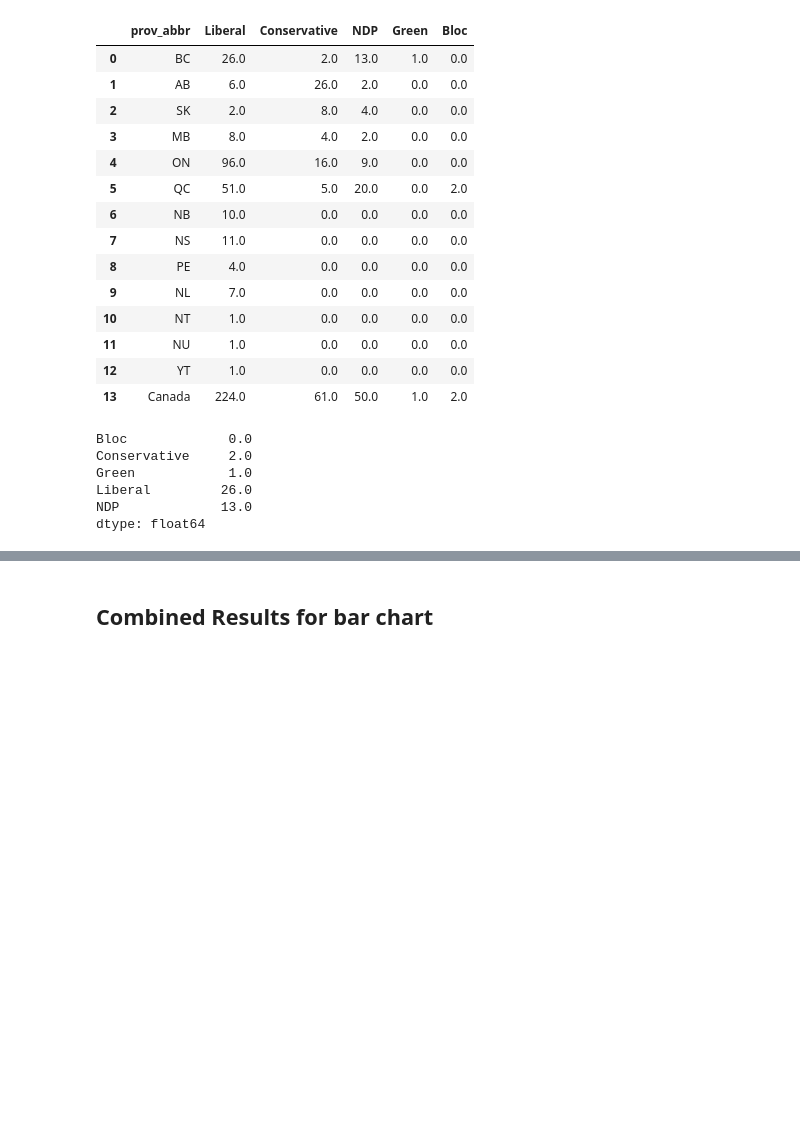
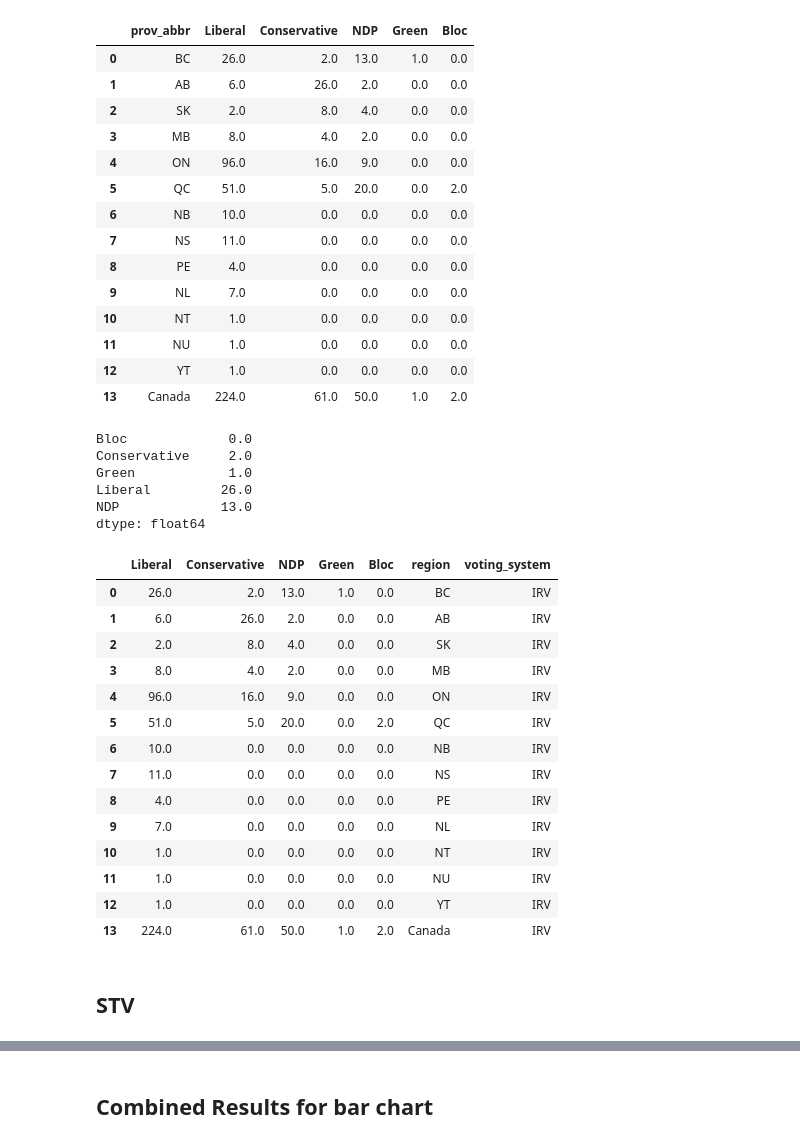
Before and after one commit to smcmurtry/electoral_reform, a Jupyter notebook: python/data_munging.ipynb, the cells around one changed output, grey strips where cells are left out. Drawn from its saved outputs; the diff is of its cells as text; code cells hidden in the pictures; blank space fills up the shorter version.

```diff
--- a/python/data_munging.ipynb
+++ b/python/data_munging.ipynb
@@ -402,3 +402,23 @@ for p in parties:
     pct_df_irv[p] = irv3[p]/irv3['total_seats']
 # %%
 tot_df_irv = irv3[irv3.columns[:-1]].copy()
+# %%
+tot_df_irv
+# %% [output]
+|  | Liberal | Conservative | NDP | Green | Bloc | region | voting_system |
+| 0 | 26.0 | 2.0 | 13.0 | 1.0 | 0.0 | BC | IRV |
+| 1 | 6.0 | 26.0 | 2.0 | 0.0 | 0.0 | AB | IRV |
+| 2 | 2.0 | 8.0 | 4.0 | 0.0 | 0.0 | SK | IRV |
+| 3 | 8.0 | 4.0 | 2.0 | 0.0 | 0.0 | MB | IRV |
+| 4 | 96.0 | 16.0 | 9.0 | 0.0 | 0.0 | ON | IRV |
+| 5 | 51.0 | 5.0 | 20.0 | 0.0 | 2.0 | QC | IRV |
+| 6 | 10.0 | 0.0 | 0.0 | 0.0 | 0.0 | NB | IRV |
+| 7 | 11.0 | 0.0 | 0.0 | 0.0 | 0.0 | NS | IRV |
+| 8 | 4.0 | 0.0 | 0.0 | 0.0 | 0.0 | PE | IRV |
+| 9 | 7.0 | 0.0 | 0.0 | 0.0 | 0.0 | NL | IRV |
+| 10 | 1.0 | 0.0 | 0.0 | 0.0 | 0.0 | NT | IRV |
+| 11 | 1.0 | 0.0 | 0.0 | 0.0 | 0.0 | NU | IRV |
+| 12 | 1.0 | 0.0 | 0.0 | 0.0 | 0.0 | YT | IRV |
+| 13 | 224.0 | 61.0 | 50.0 | 1.0 | 2.0 | Canada | IRV |
+# %% [markdown]
+## STV
```
Also changed, not shown: parts of 14 cells of this notebook, 5 other files.
